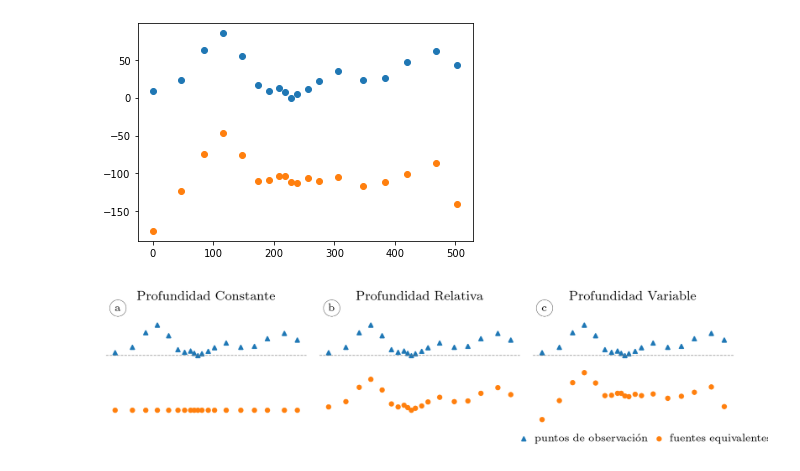
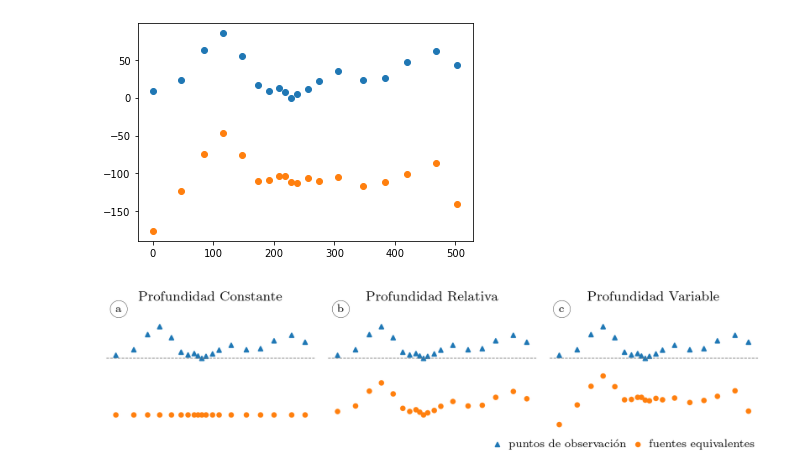
Before and after one commit to compgeolab/eql-gradient-boosted, a Jupyter notebook: notebooks/04-depth-types-schematics.ipynb, the cells around one changed output. Saved outputs shown, nothing was run; the diff lists cells and outputs as text; code cells hidden in the pictures.

Commit message:
Fix location of legend in depth types figure

```diff
--- a/notebooks/04-depth-types-schematics.ipynb
+++ b/notebooks/04-depth-types-schematics.ipynb
@@ -92,32 +92,32 @@ labels = "a b c".split()
 # Plot
 for ax, depth_type, title, label in zip(axes, points, titles, labels):
     observations = ax.scatter(coordinates[0], coordinates[2], s=size, marker="^")
     sources = ax.scatter(points[depth_type][0], points[depth_type][2], s=size)
     ax.axhline(y=0, color="grey", linestyle="--", linewidth=0.5)
     ax.set_title(title)
     ax.set_aspect("equal")
     ax.axis("off")
     ax.annotate(
         label,
         xy=(0.045, 0.98),
         xycoords="axes fraction",
         bbox=dict(boxstyle="circle", fc="white", lw=0.2),
     )
 
 plt.figlegend(
     handles=(observations, sources),
     labels=("puntos de observación", "fuentes equivalentes"),
-    loc=(0.62, 0.02),
+    loc=(0.58, 0.02),
     borderpad=0,
     handletextpad=0,
     frameon=False,
     ncol=2,
     columnspacing=0,
 )
 axes[0].set_ylim(-200, 130)
 
 plt.tight_layout(w_pad=0)
 plt.savefig(Path("..") / "manuscript" / "figs" / "depth_types.pdf", bbox_inches="tight")
 plt.show()
 # %% [output]
-[figure, old version]
+[figure, new version]
```
Also changed, not shown: 1 other file.
